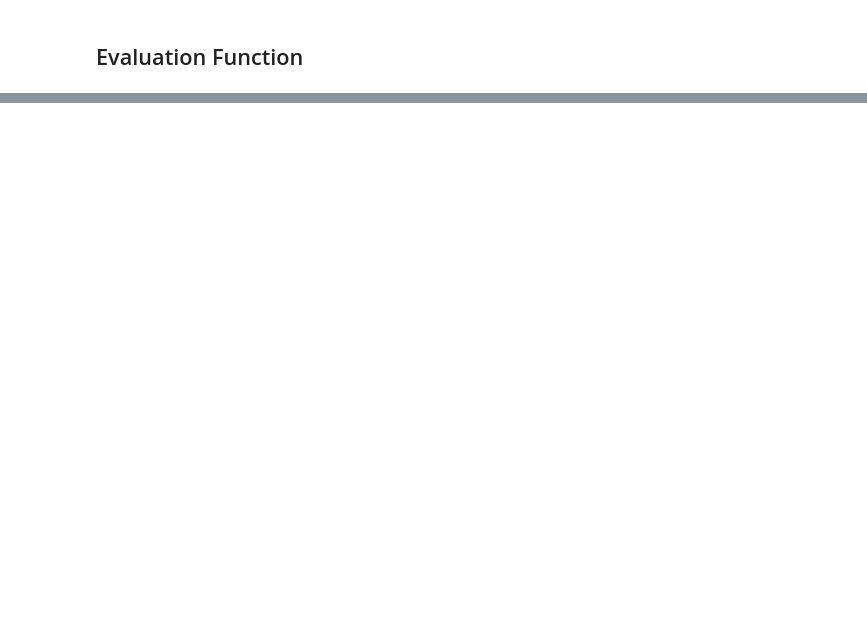
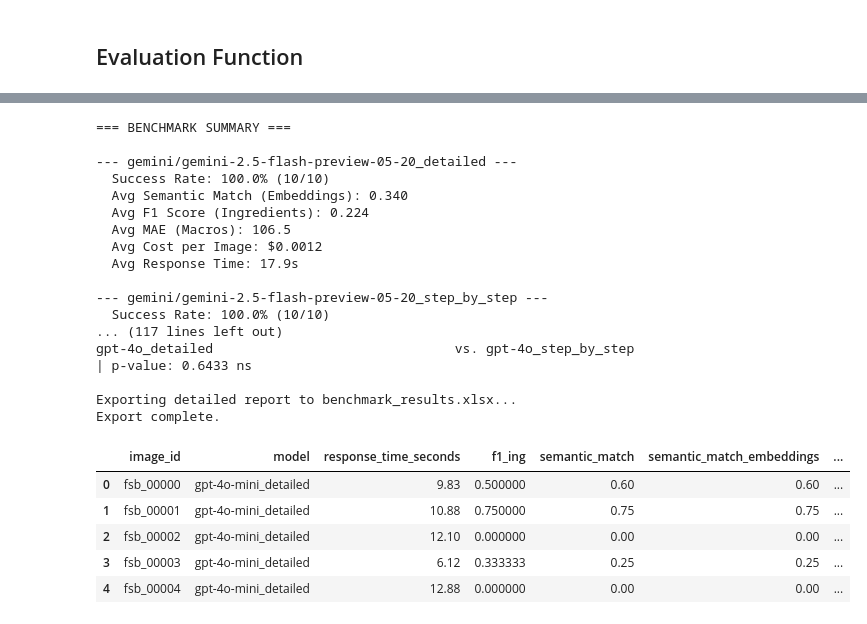
Before and after one commit to January-ai/food-scan-benchmarks, a Jupyter notebook: notebooks/sample_run.ipynb, the cells around one changed output, grey strips where cells are left out. Saved outputs shown, nothing was run; the diff lists cells and outputs as text; code cells hidden in the pictures; blank space fills up the shorter version.

Commit message:
improved the benchmarking and visualization significantly

```diff
--- a/notebooks/sample_run.ipynb
+++ b/notebooks/sample_run.ipynb
@@ -426,0 +1067,24 @@ gemini/gemini-2.5-flash-preview-05-20│          │  0/3
+# %%
+BENCHMARK_CONFIG = {
+    "models": [
+        "gpt-4o-mini",
+        "gpt-4o",
+        "gemini/gemini-2.5-flash-preview-05-20",
+        "gemini/gemini-2.5-pro-preview-06-05",
+    ],
+    "max_items": 10,
+    "cache_dir": Path(".cache/food_scan_bench"),
+    "max_concurrent_requests": 10,
+    "prompt_variants": ["detailed", "step_by_step"],
+    "use_embeddings_for_matching": True,
+    "report_filename": "benchmark_results.xlsx",
+}
+
+results_df = await run_evaluation(
+    models=BENCHMARK_CONFIG["models"],
+    cache_dir=BENCHMARK_CONFIG["cache_dir"],
+    max_items=BENCHMARK_CONFIG["max_items"],
+    max_concurrent=BENCHMARK_CONFIG["max_concurrent_requests"],
+    prompt_variants=BENCHMARK_CONFIG["prompt_variants"],
+    use_embeddings=BENCHMARK_CONFIG["use_embeddings_for_matching"],
+)
@@ -426,0 +1104,35 @@ gemini/gemini-2.5-flash-preview-05-20│          │  0/3
+# %%
+analyzer = BenchmarkAnalyzer(results_df)
+
+analyzer.summary_statistics()
+analyzer.analyze_ingredient_matches()
+analyzer.statistical_significance_test()
+analyzer.create_performance_dashboard()
+analyzer.macro_accuracy_heatmap()
+analyzer.export_detailed_report(BENCHMARK_CONFIG["report_filename"])
+
+display(results_df.head())
+# %% [output]
+=== BENCHMARK SUMMARY ===
+
+--- gemini/gemini-2.5-flash-preview-05-20_detailed ---
+  Success Rate: 100.0% (10/10)
+  Avg Semantic Match (Embeddings): 0.340
+  Avg F1 Score (Ingredients): 0.224
+  Avg MAE (Macros): 106.5
+  Avg Cost per Image: $0.0012
+  Avg Response Time: 17.9s
+
+--- gemini/gemini-2.5-flash-preview-05-20_step_by_step ---
+  Success Rate: 100.0% (10/10)
+... (117 lines left out)
+gpt-4o_detailed                               vs. gpt-4o_step_by_step                           | p-value: 0.6433 ns
+
+Exporting detailed report to benchmark_results.xlsx...
+Export complete.
+|  | image_id | model | response_time_seconds | f1_ing | semantic_match | semantic_match_embeddings | ... |
+| 0 | fsb_00000 | gpt-4o-mini_detailed | 9.83 | 0.500000 | 0.60 | 0.60 | ... |
+| 1 | fsb_00001 | gpt-4o-mini_detailed | 10.88 | 0.750000 | 0.75 | 0.75 | ... |
+| 2 | fsb_00002 | gpt-4o-mini_detailed | 12.10 | 0.000000 | 0.00 | 0.00 | ... |
+| 3 | fsb_00003 | gpt-4o-mini_detailed | 6.12 | 0.333333 | 0.25 | 0.25 | ... |
+| 4 | fsb_00004 | gpt-4o-mini_detailed | 12.88 | 0.000000 | 0.00 | 0.00 | ... |
```
Also changed, not shown: parts of 18 cells of this notebook, 3 other files.
